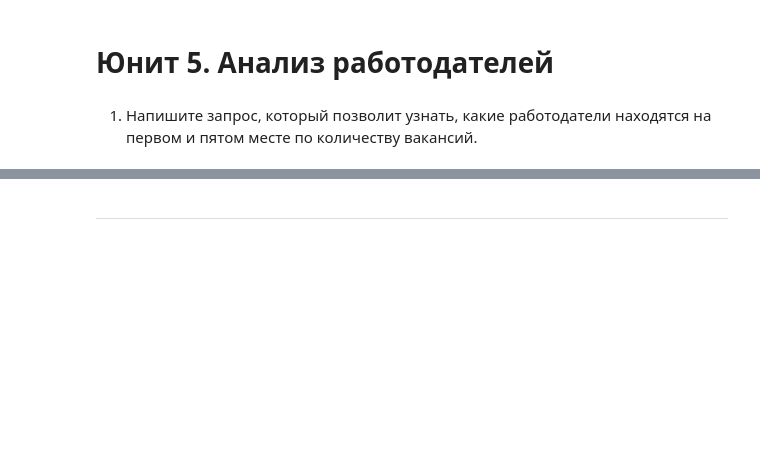
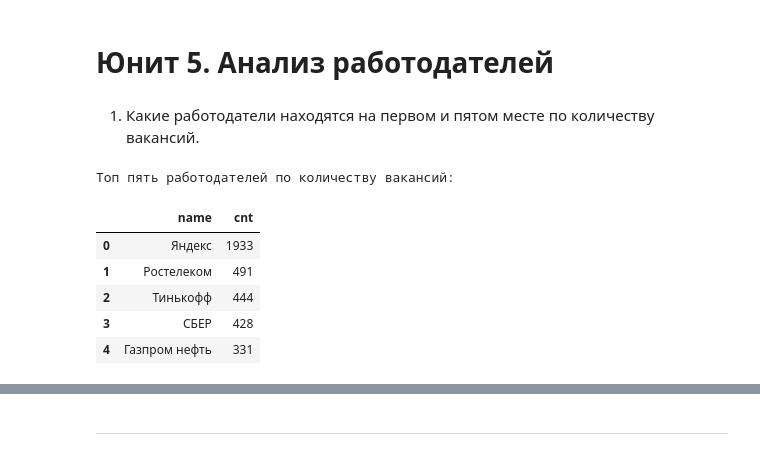
Before and after one commit to denis-marchenkov-sf/sf_headhunter_sql, a Jupyter notebook: main.ipynb, the cells around one changed output, grey strips where cells are left out. Saved outputs shown, nothing was run; the diff lists cells and outputs as text; code cells hidden in the pictures; blank space fills up the shorter version.

```diff
--- a/main.ipynb
+++ b/main.ipynb
@@ -390,9 +393,36 @@ scatter_schedule.show()
 # %% [markdown]
 # Юнит 5. Анализ работодателей
 # %% [markdown]
-1. Напишите запрос, который позволит узнать, какие работодатели находятся на первом и пятом месте по количеству вакансий.
+1. Какие работодатели находятся на первом и пятом месте по количеству вакансий.
 # %%
 # текст запроса
+query_5_1 = f'''
+
+SELECT
+    employer.name,
+    COUNT(vacancy.id) AS cnt
+FROM
+    public.vacancies AS vacancy
+JOIN
+    public.employers AS employer ON vacancy.employer_id = employer.id
+GROUP BY
+    employer.id
+ORDER BY cnt DESC
+LIMIT 5
+
+'''
 # %%
 # результат запроса
+df_employers = pd.read_sql_query(query_5_1, connection)
+
+print('Топ пять работодателей по количеству вакансий:')
+display(df_employers)
+# %% [output]
+Топ пять работодателей по количеству вакансий:
+|  | name | cnt |
+| 0 | Яндекс | 1933 |
+| 1 | Ростелеком | 491 |
+| 2 | Тинькофф | 444 |
+| 3 | СБЕР | 428 |
+| 4 | Газпром нефть | 331 |
 # %% [markdown]
```
Also changed, not shown: parts of 30 cells of this notebook, 1 other file.
